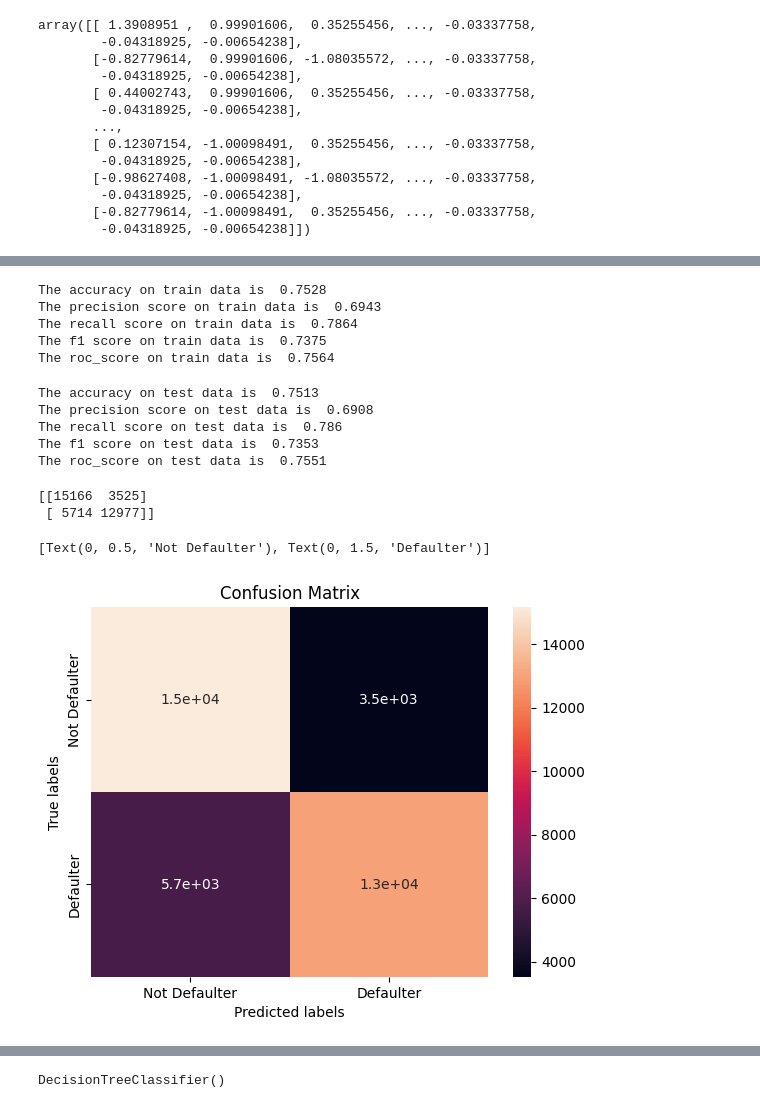
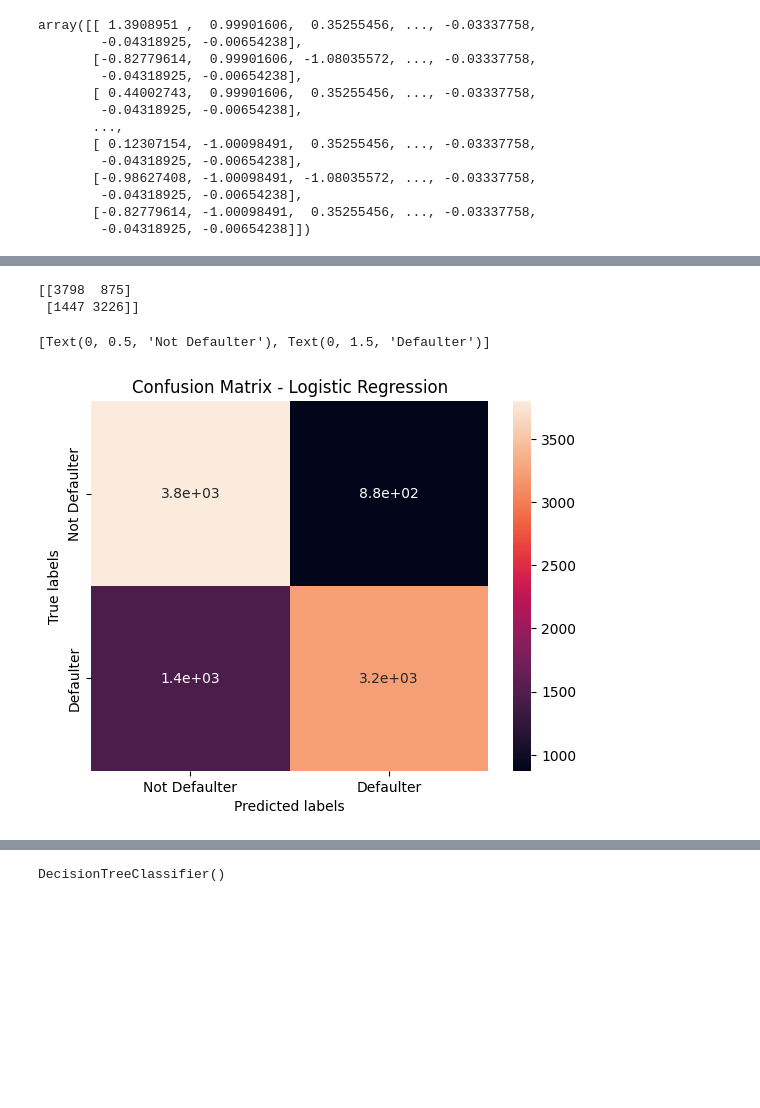
Before and after one commit to shaad4224/credit_card_default_prediction, a Jupyter notebook: Copy_of_credit_card_default_prediction.ipynb, the cells around one changed output, grey strips where cells are left out. Saved outputs shown, nothing was run; the diff lists cells and outputs as text; code cells hidden in the pictures; blank space fills up the shorter version.

```diff
--- a/Copy_of_credit_card_default_prediction.ipynb
+++ b/Copy_of_credit_card_default_prediction.ipynb
@@ -509,6 +509,3 @@ array([[ 1.3908951 ,  0.99901606,  0.35255456, ..., -0.03337758,
         -0.04318925, -0.00654238],
        [-0.82779614, -1.00098491,  0.35255456, ..., -0.03337758,
         -0.04318925, -0.00654238]])
-# %%
-regressor=LogisticRegression()
-regressor.fit(x_train,y_train)
@@ -550,0 +512,4 @@ test_roc_score_lr = round(roc_auc_score(y_pred_test,y_test),4)
+# %%
+#fitting data into Logistic Regression
+lr = LogisticRegression()
+lr.fit(x_train,y_train)
@@ -551 +518,5 @@ test_roc_score_lr = round(roc_auc_score(y_pred_test,y_test),4)
+# %%
+#class prediction of y
+y_pred_lr = lr.predict(x_test)
+y_train_pred_lr=lr.predict(x_train)
 # %%
@@ -599,12 +543,0 @@ train_roc_score_lr_clf = round(roc_auc_score(train_class_preds,y_train),4)
-# %%
-print("The accuracy on train data is ", train_accuracy_lr_clf)
-print("The precision score on train data is ", train_precision_score_lr_clf)
-print("The recall score on train data is ", train_recall_score_lr_clf)
-print("The f1 score on train data is ", train_f1_score_lr_clf)
-print("The roc_score on train data is ", train_roc_score_lr_clf)
-# %% [output]
-The accuracy on train data is  0.7528
-The precision score on train data is  0.6943
-The recall score on train data is  0.7864
-The f1 score on train data is  0.7375
-The roc_score on train data is  0.7564
@@ -618,33 +544,21 @@ test_roc_score_lr_clf = round(roc_auc_score(test_class_preds,y_test),4)
-# %%
-print("The accuracy on test data is ", test_accuracy_lr_clf)
-print("The precision score on test data is ", test_precision_score_lr_clf)
-print("The recall score on test data is ", test_recall_score_lr_clf)
-print("The f1 score on test data is ", test_f1_score_lr_clf)
-print("The roc_score on test data is ", test_roc_score_lr_clf)
-# %% [output]
-The accuracy on test data is  0.7513
-The precision score on test data is  0.6908
-The recall score on test data is  0.786
-The f1 score on test data is  0.7353
-The roc_score on test data is  0.7551
 # %%
-# Get the confusion matrix for both train and test
+# Get the confusion matrix
+labels = ['Not Defaulter', 'Defaulter']
+cm_logi = confusion_matrix(y_test, y_pred_lr)
+print(cm_logi)
 
-labels = ['Not Defaulter', 'Defaulter']
-cm = confusion_matrix(y_train, train_class_preds)
-print(cm)
-
+#plot confusion matrix
 ax= plt.subplot()
-sns.heatmap(cm, annot=True, ax = ax) #annot=True to annotate cells
+sns.heatmap(cm_logi, annot=True, ax = ax)
 
 # labels, title and ticks
 ax.set_xlabel('Predicted labels')
 ax.set_ylabel('True labels')
-ax.set_title('Confusion Matrix')
+ax.set_title('Confusion Matrix - Logistic Regression')
 ax.xaxis.set_ticklabels(labels)
 ax.yaxis.set_ticklabels(labels)
 # %% [output]
-[[15166  3525]
- [ 5714 12977]]
+[[3798  875]
+ [1447 3226]]
 [Text(0, 0.5, 'Not Defaulter'), Text(0, 1.5, 'Defaulter')]
-[figure, old version]
+[figure, new version]
```
Also changed, not shown: parts of 28 cells of this notebook.
